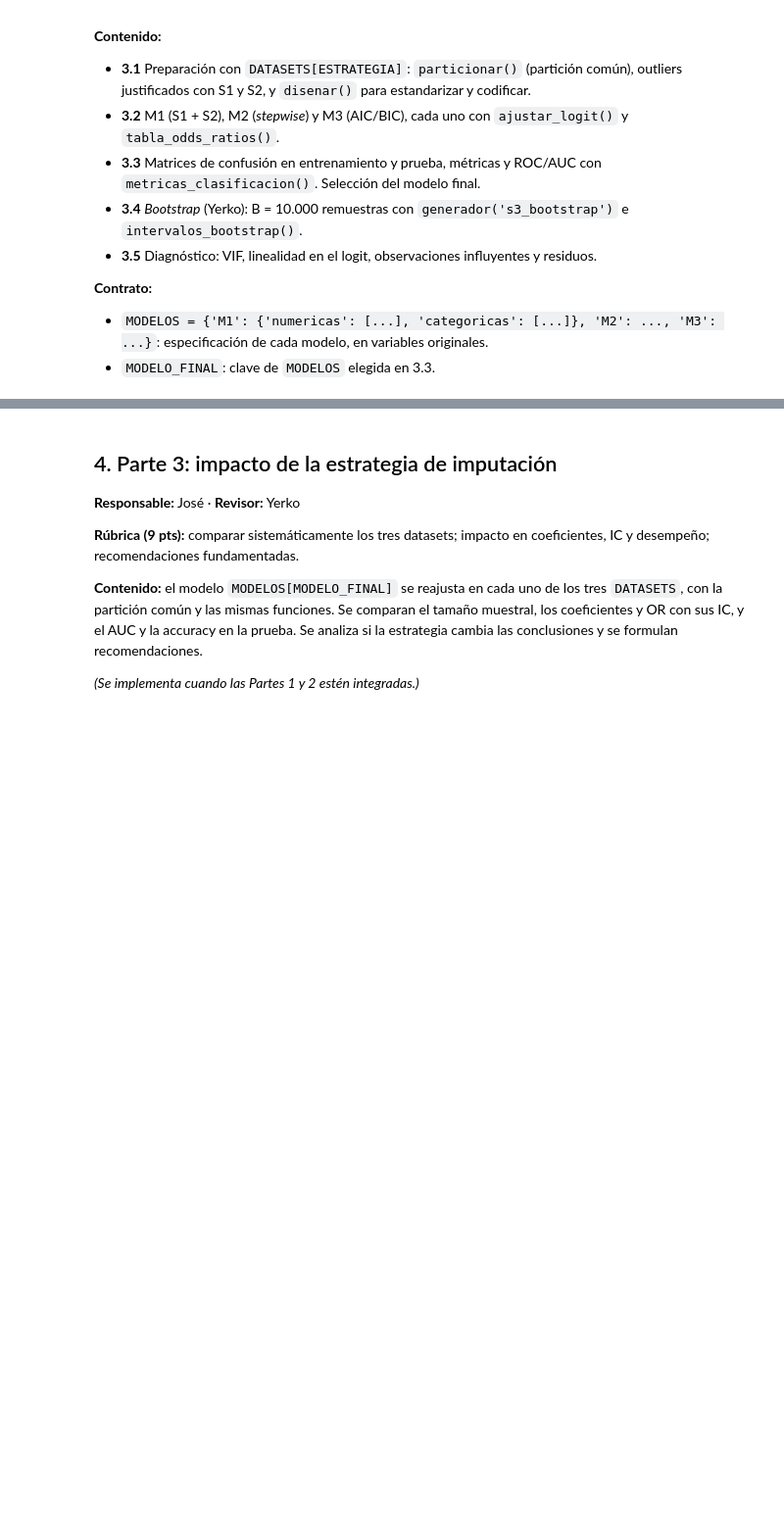
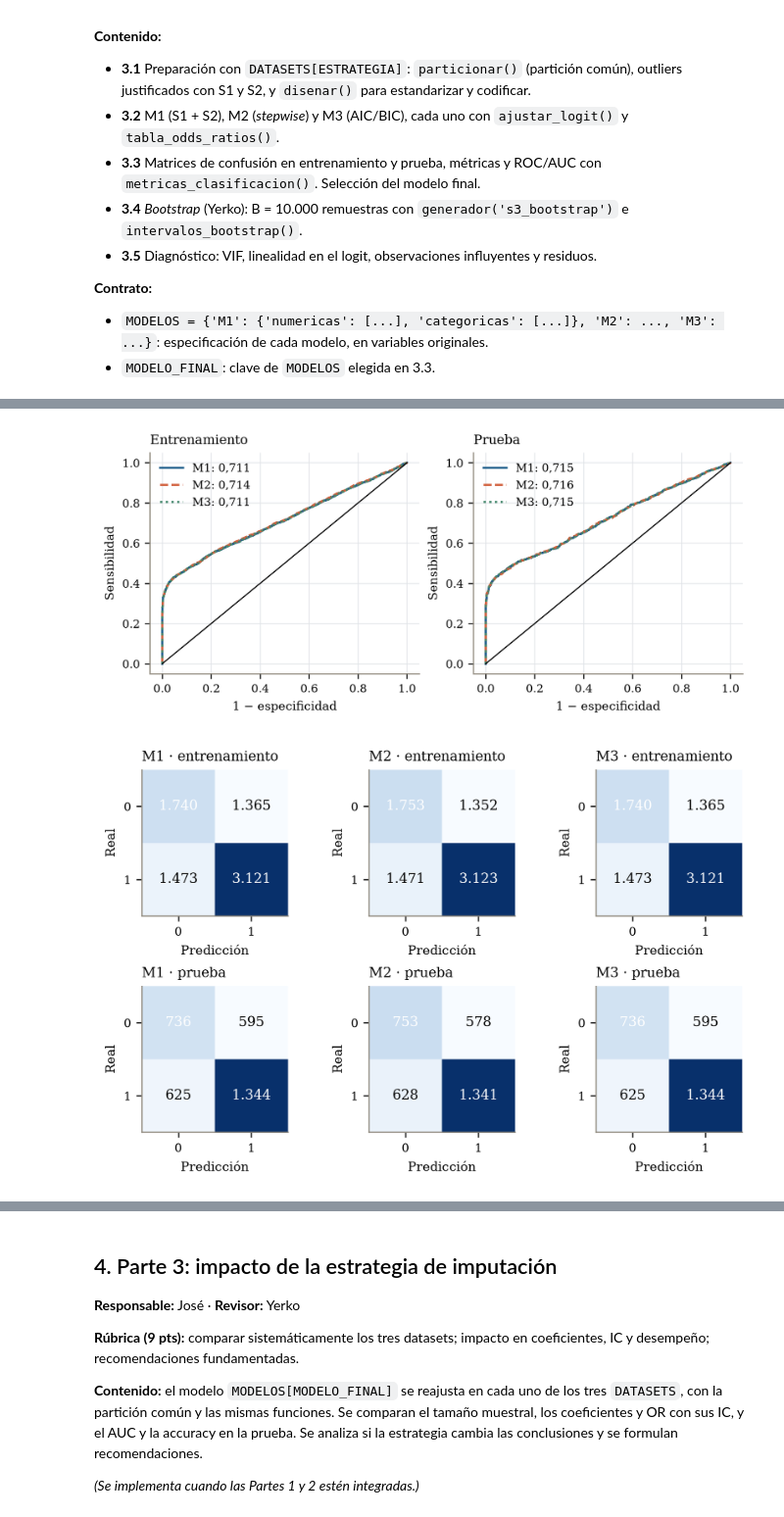
Before and after one commit to joserodriguezc/grupo_1_estadistica_computacional, a Jupyter notebook: sumativa_3/notebooks/sumativa_3_grupo1.ipynb, the cells around one changed output, grey strips where cells are left out. Shown at 98% size. Saved outputs shown, nothing was run; the diff lists cells and outputs as text; code cells hidden in the pictures; blank space fills up the shorter version.

Commit message:
feat(s3): implementar modelos logísticos, evaluación y diagnósticos

```diff
--- a/sumativa_3/notebooks/sumativa_3_grupo1.ipynb
+++ b/sumativa_3/notebooks/sumativa_3_grupo1.ipynb
@@ -991,0 +1123,48 @@ Estrategia elegida: regresion | datasets exportados en sumativa_3/outputs/datos/
+# %%
+filas, predicciones_s3 = [], {}
+for k, m in AJUSTES_S3.items():
+    cols = columnas_s3(MODELOS[k]['numericas'] + MODELOS[k]['categoricas'])
+    for conjunto, X, y in [('entrenamiento', X_train_s3, y_train_s3), ('prueba', X_test_s3, y_test_s3)]:
+        prob = m.predict(sm.add_constant(X[cols], has_constant='add'))
+        predicciones_s3[k, conjunto] = prob
+        filas.append({'modelo': k, 'conjunto': conjunto, **metricas_clasificacion(y, prob)})
+mayoritaria = int(y_train_s3.mean() >= .5)
+for conjunto, y in [('entrenamiento', y_train_s3), ('prueba', y_test_s3)]:
+    filas.append({'modelo': 'clase_mayoritaria', 'conjunto': conjunto,
+                  **metricas_clasificacion(y, np.full(len(y), mayoritaria))})
+metricas_s3 = pd.DataFrame(filas).set_index(['modelo', 'conjunto'])
+metricas_s3.to_csv(TABLAS / 'modelos_metricas.csv')
+eleccion_s3 = resumen_modelos_s3.join(metricas_s3.xs('prueba', level='conjunto')[['auc', 'fn', 'fp']])
+eleccion_s3['elegible_auc'] = eleccion_s3['auc'] >= eleccion_s3['auc'].max() - .005
+MODELO_FINAL = eleccion_s3[eleccion_s3['elegible_auc']].sort_values(['bic', 'n_parametros']).index[0]
+for razon in [1, 2, 5]:
+    eleccion_s3[f'costo_fn_{razon}_fp_1'] = razon * eleccion_s3['fn'] + eleccion_s3['fp']
+eleccion_s3['seleccionado'] = eleccion_s3.index == MODELO_FINAL
+eleccion_s3.to_csv(TABLAS / 'modelos_seleccion.csv')
+(RAIZ / 'outputs/modelo_final.json').write_text(json.dumps({'estrategia': ESTRATEGIA, 'modelo_final': MODELO_FINAL,
+    'modelos': MODELOS, 'umbral': .5, 'tolerancia_auc': .005}, ensure_ascii=False, indent=2))
+display(metricas_s3.round(4)); display(eleccion_s3.round(4))
+print('Modelo final:', MODELO_FINAL)
+fig, axes = plt.subplots(1, 2, figsize=(ANCHO, 2.8))
+roc_filas = []
+for ax, conjunto, y in zip(axes, ['entrenamiento', 'prueba'], [y_train_s3, y_test_s3]):
+    for k, color, estilo in zip(MODELOS, [AZUL, TERRA, VERDE], ['-', '--', ':']):
+        fpr, tpr, thresholds = roc_curve(y, predicciones_s3[k, conjunto])
+        roc_filas.extend({'modelo': k, 'conjunto': conjunto, 'fpr': a, 'tpr': b, 'umbral': t} for a,b,t in zip(fpr,tpr,thresholds))
+        ax.plot(fpr, tpr, color=color, ls=estilo, label=f'{k}: {num(metricas_s3.loc[(k, conjunto), "auc"], 3)}')
+    ax.plot([0,1], [0,1], color='black', lw=.8)
+    ax.set(xlabel='1 − especificidad', ylabel='Sensibilidad', title=conjunto.capitalize()); ax.legend()
+pd.DataFrame(roc_filas).to_csv(TABLAS / 'modelos_roc.csv', index=False)
+guardar('fig_3_3_roc', fig)
+fig, axes = plt.subplots(2, 3, figsize=(ANCHO, 4))
+for j, k in enumerate(MODELOS):
+    for i, conjunto in enumerate(['entrenamiento', 'prueba']):
+        r = metricas_s3.loc[k, conjunto]; mat = np.array([[r.vn, r.fp], [r.fn, r.vp]], dtype=int)
+        ax = axes[i,j]; ax.imshow(mat, cmap='Blues'); ax.grid(False)
+        for (a,b), valor in np.ndenumerate(mat):
+            ax.text(b,a,num(valor),ha='center',va='center',color='white' if valor>mat.max()/2 else 'black')
+        ax.set(xticks=[0,1], yticks=[0,1], xlabel='Predicción', ylabel='Real', title=f'{k} · {conjunto}')
+guardar('fig_3_3_confusion', fig)
+# %% [output]
+[figure, added]
+[figure, added]
```
Also changed, not shown: parts of 16 cells of this notebook, 45 other files.
